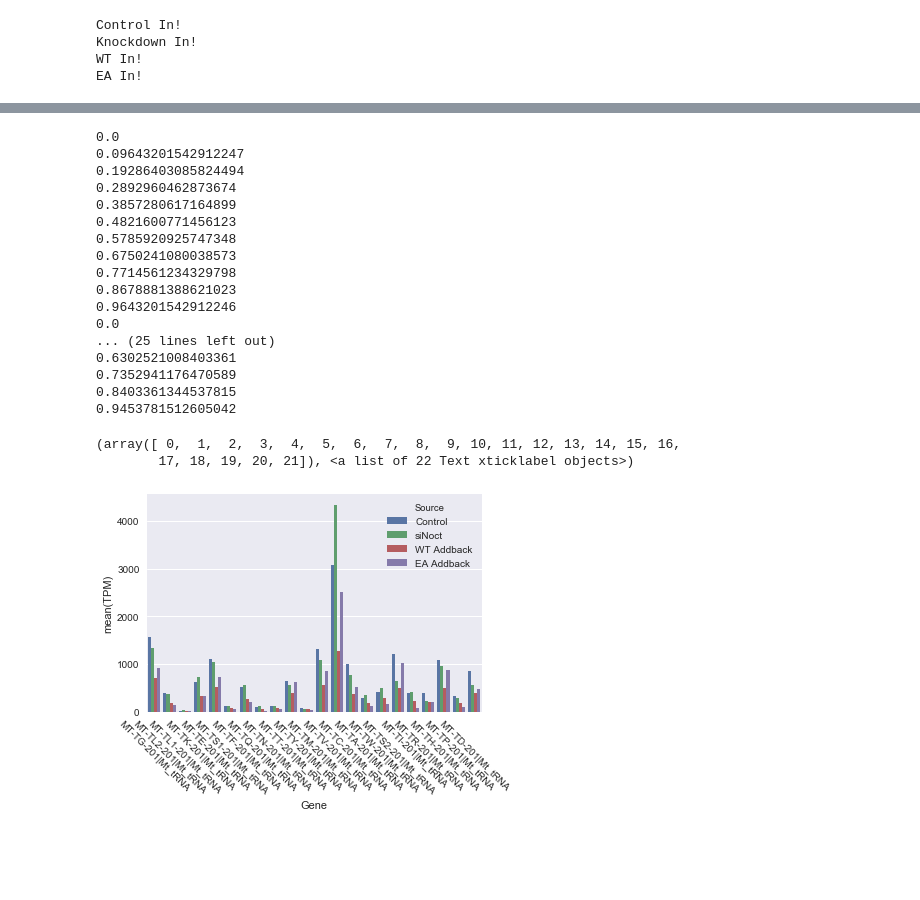
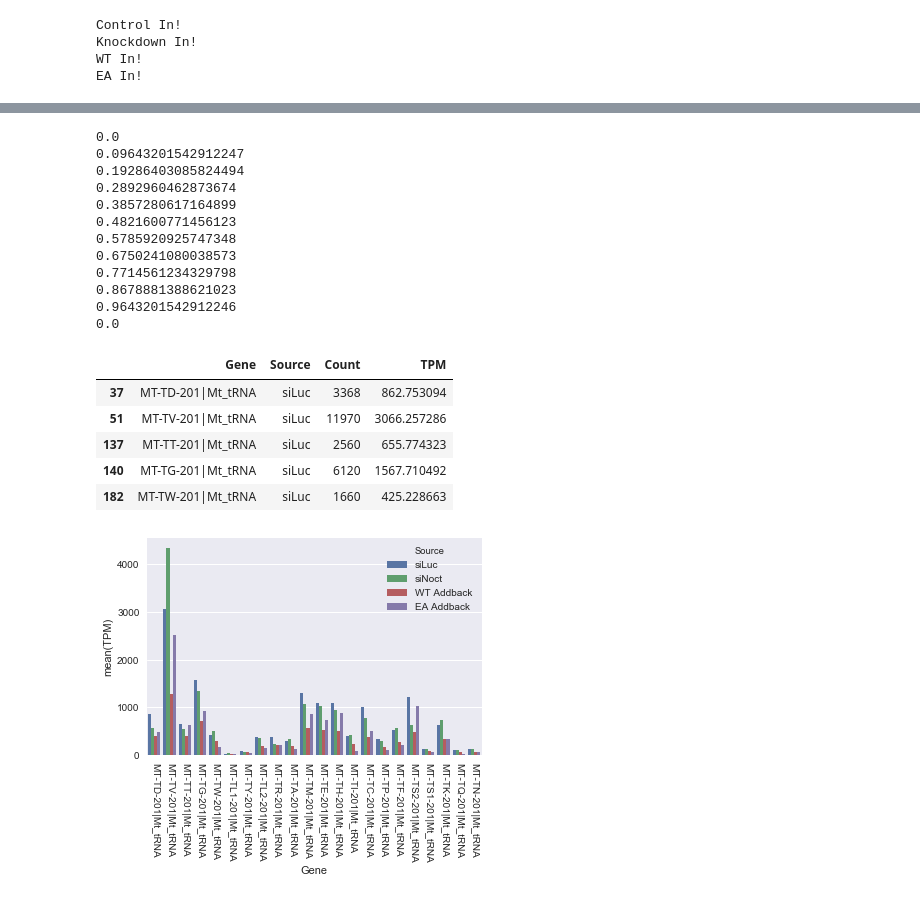
Before and after one commit to TimNicholsonShaw/AnOThER-Seq, a Jupyter notebook: notebooks/nocturnin.ipynb, the cells around one changed output, grey strips where cells are left out. Saved outputs shown, nothing was run; the diff lists cells and outputs as text; code cells hidden in the pictures; blank space fills up the shorter version.

```diff
--- a/notebooks/nocturnin.ipynb
+++ b/notebooks/nocturnin.ipynb
@@ -108,7 +110,7 @@ def TPMmaker(df, source, totalReads):
                     len(df.loc[[name]])/(totalReads/1000000)])
     return pd.DataFrame(out, columns = ["Gene",'Source','Count','TPM'])
 
-TPM = pd.concat([TPMmaker(filtControl,"Control",len(control)),
+TPM = pd.concat([TPMmaker(filtControl,"siLuc",len(control)),
            TPMmaker(filtKD, "siNoct", len(knockdown)),
            TPMmaker(filtWT,"WT Addback",len(WTaddback)),
            TPMmaker(filtEA, "EA Addback", len(EAaddback))],
@@ -126,21 +128,34 @@ TPM = pd.concat([TPMmaker(filtControl,"Control",len(control)),
 0.8678881388621023
 0.9643201542912246
 0.0
-... (25 lines left out)
-0.6302521008403361
-0.7352941176470589
-0.8403361344537815
-0.9453781512605042
 # %%
-temp = TPM.reset_index()
+#Add average tail length to TPM
+
+
+
+temp = TPM
 temp = temp[temp['Gene'].str.contains("Mt_tRNA")]
 x = ["A","B","C","D"]
 sns.barplot(x="Gene",y="TPM",data=temp.reset_index(),hue="Source")
+plt.xticks(rotation=-90)
 
-plt.xticks(rotation=-45)
+for i in temp.index:
+    gene = temp.loc[i,'Gene']
+    #df = combo['Source'] == temp.loc[i,'Source']
+    #print(combo.loc[gene,['Source','TotalTail']][combo['Source']=='siLuc'])
 
-#TPM[TPM['Source']=='WT Addback']
+
+
+
+
+
+
+temp.head()
 # %% [output]
-(array([ 0,  1,  2,  3,  4,  5,  6,  7,  8,  9, 10, 11, 12, 13, 14, 15, 16,
-        17, 18, 19, 20, 21]), <a list of 22 Text xticklabel objects>)
+|  | Gene | Source | Count | TPM |
+| 37 | MT-TD-201|Mt_tRNA | siLuc | 3368 | 862.753094 |
+| 51 | MT-TV-201|Mt_tRNA | siLuc | 11970 | 3066.257286 |
+| 137 | MT-TT-201|Mt_tRNA | siLuc | 2560 | 655.774323 |
+| 140 | MT-TG-201|Mt_tRNA | siLuc | 6120 | 1567.710492 |
+| 182 | MT-TW-201|Mt_tRNA | siLuc | 1660 | 425.228663 |
-[figure, old version]
+[figure, new version]
```
Also changed, not shown: parts of 3 cells of this notebook, 1 other file.
